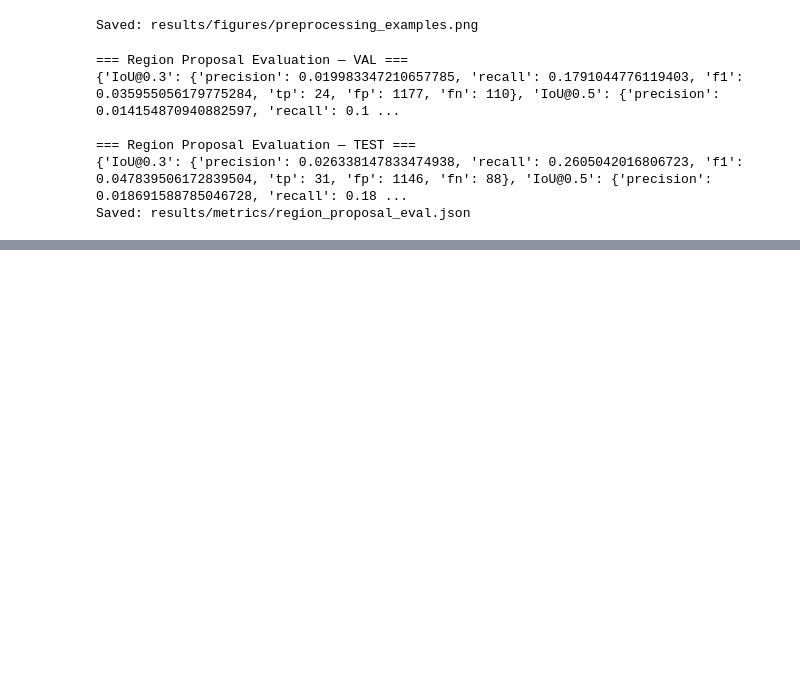
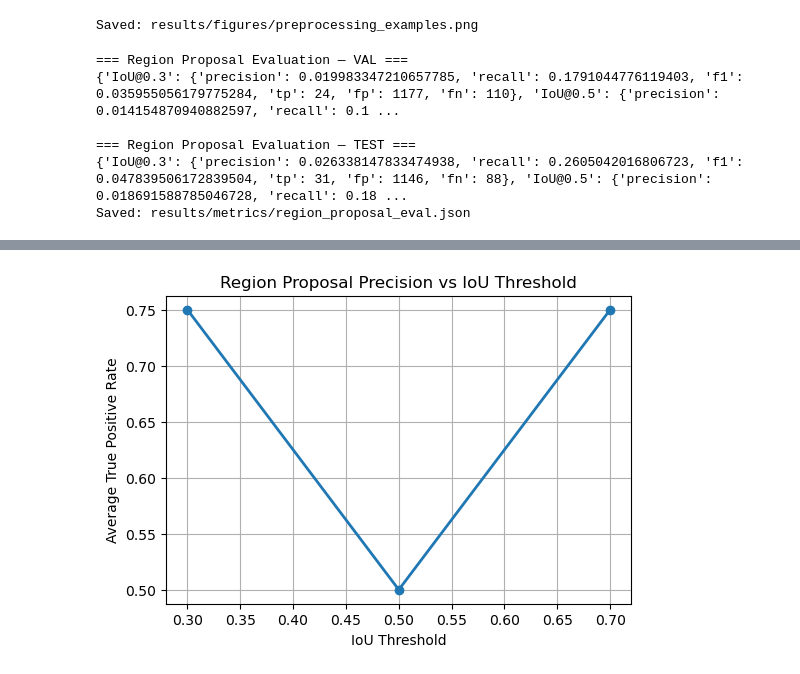
Before and after one commit to Harshalk2002/urban-sign-vision-system, a Jupyter notebook: project/notebooks/01_data_preparation.ipynb, the cells around one changed output, grey strips where cells are left out. Cells and saved outputs as stored; diff of their text form; code cells hidden in the pictures; blank space fills up the shorter version.

Commit message:
Final submission: Phases 1–5 complete with metrics, figures, and models

```diff
--- a/project/notebooks/01_data_preparation.ipynb
+++ b/project/notebooks/01_data_preparation.ipynb
@@ -637,3 +637,29 @@ print("Saved:", METRIC_DIR/"region_proposal_eval.json")
 === Region Proposal Evaluation — TEST ===
 {'IoU@0.3': {'precision': 0.026338147833474938, 'recall': 0.2605042016806723, 'f1': 0.047839506172839504, 'tp': 31, 'fp': 1146, 'fn': 88}, 'IoU@0.5': {'precision': 0.018691588785046728, 'recall': 0.18 ...
 Saved: results/metrics/region_proposal_eval.json
+# %%
+from pathlib import Path
+import json
+import pandas as pd
+
+# Path to your saved file
+json_path = Path("../results/metrics/region_proposal_eval.json") if Path.cwd().name == "notebooks" else Path("project/results/metrics/region_proposal_eval.json")
+
+# Load and pretty-print
+data = json.loads(json_path.read_text())
+print(f"✅ Loaded {len(data['images'])} image entries from:\n{json_path.resolve()}\n")
+
+# Display as a table
+df = pd.DataFrame(data["images"])
+print("=== Sample Entries ===")
+display(df.head())
+
+# Optional: Compute simple summary stats
+summary = {
+    "IoU@0.3_TP_mean": sum(sum(v) for v in [d["prop_is_tp@0.3"] for d in data["images"]]) / sum(len(v) for v in [d["prop_is_tp@0.3"] for d in data["images"]]),
+    "IoU@0.5_TP_mean": sum(sum(v) for v in [d["prop_is_tp@0.5"] for d in data["images"]]) / sum(len(v) for v in [d["prop_is_tp@0.5"] for d in data["images"]]),
+    "IoU@0.7_TP_mean": sum(sum(v) for v in [d["prop_is_tp@0.7"] for d in data["images"]]) / sum(len(v) for v in [d["prop_is_tp@0.7"] for d in data["images"]])
+}
+print("\n=== Average True Positive Rates ===")
+for k, v in summary.items():
+    print(f"{k}: {v:.3f}")
@@ -639,0 +677,16 @@ Saved: results/metrics/region_proposal_eval.json
+# %%
+import matplotlib.pyplot as plt
+
+# Plot precision-like curve (simulated from average TP rates)
+ious = [0.3, 0.5, 0.7]
+tp_means = [summary[k] for k in summary]
+
+plt.figure(figsize=(6,4))
+plt.plot(ious, tp_means, marker='o', linewidth=2)
+plt.title("Region Proposal Precision vs IoU Threshold")
+plt.xlabel("IoU Threshold")
+plt.ylabel("Average True Positive Rate")
+plt.grid(True)
+plt.show()
+# %% [output]
+[figure, added]
```
Also changed, not shown: parts of 1 cell of this notebook, 27 other files.
